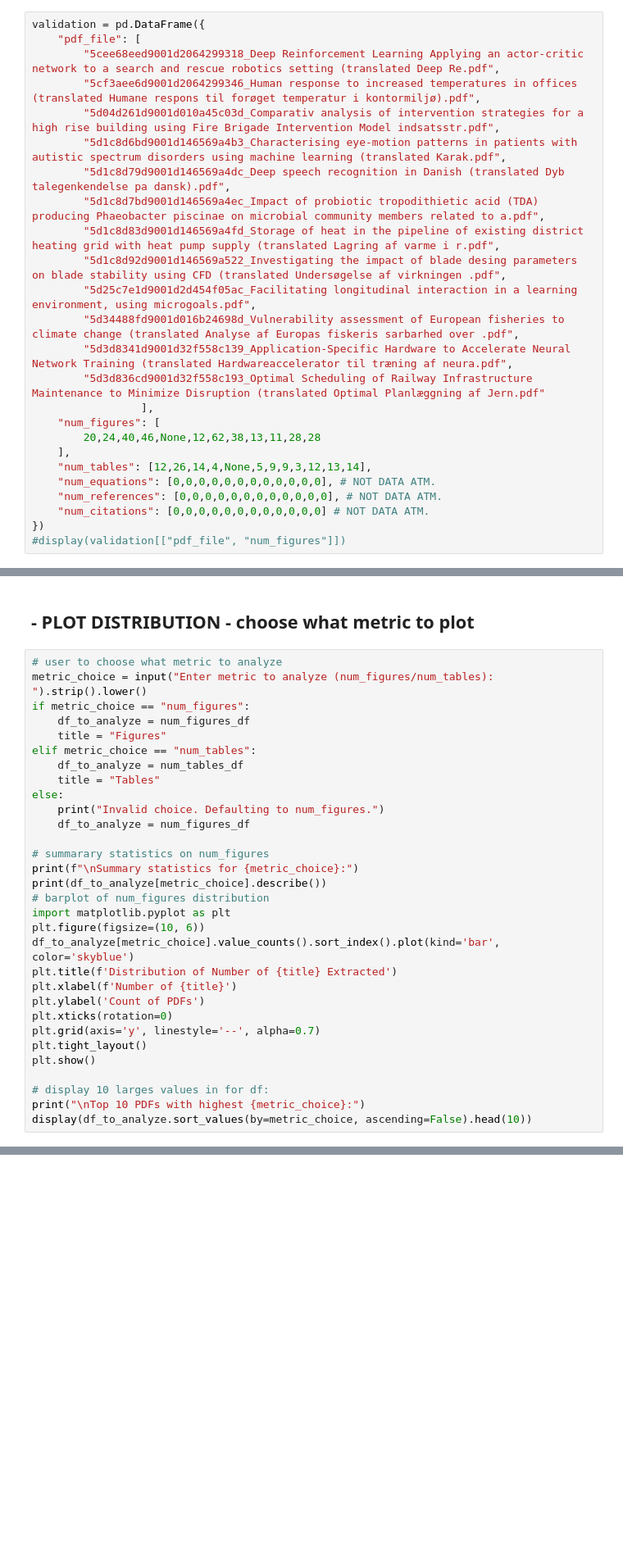
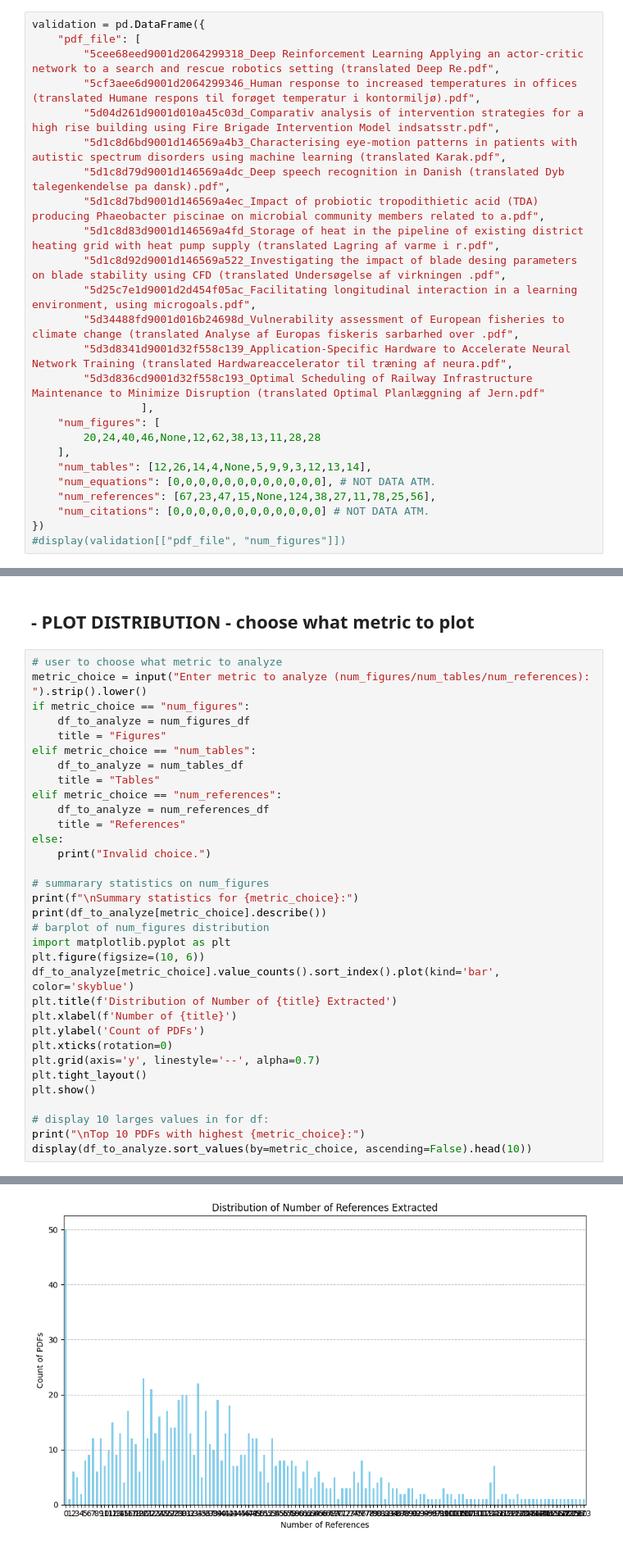
Before and after one commit to OliverKviat/Thesis_OCR, a Jupyter notebook: exstraction_more_from_pdf/thesis_stats_extractor.ipynb, the cells around one changed output, grey strips where cells are left out. Shown at 82% size. Drawn from its saved outputs; the diff is of its cells as text; blank space fills up the shorter version.

```diff
--- a/exstraction_more_from_pdf/thesis_stats_extractor.ipynb
+++ b/exstraction_more_from_pdf/thesis_stats_extractor.ipynb
@@ -666,7 +1076,7 @@ validation = pd.DataFrame({
     ],
     "num_tables": [12,26,14,4,None,5,9,9,3,12,13,14],
     "num_equations": [0,0,0,0,0,0,0,0,0,0,0,0], # NOT DATA ATM.
-    "num_references": [0,0,0,0,0,0,0,0,0,0,0,0], # NOT DATA ATM.
+    "num_references": [67,23,47,15,None,124,38,27,11,78,25,56],
     "num_citations": [0,0,0,0,0,0,0,0,0,0,0,0] # NOT DATA ATM.
 })
 #display(validation[["pdf_file", "num_figures"]])
@@ -968,16 +1677,18 @@ for f in debug_files:
 ## - PLOT DISTRIBUTION - choose what metric to plot
 # %%
 # user to choose what metric to analyze
-metric_choice = input("Enter metric to analyze (num_figures/num_tables): ").strip().lower()
+metric_choice = input("Enter metric to analyze (num_figures/num_tables/num_references): ").strip().lower()
 if metric_choice == "num_figures":
     df_to_analyze = num_figures_df
     title = "Figures"
 elif metric_choice == "num_tables":
     df_to_analyze = num_tables_df
     title = "Tables"
+elif metric_choice == "num_references":
+    df_to_analyze = num_references_df
+    title = "References"
 else:
-    print("Invalid choice. Defaulting to num_figures.")
-    df_to_analyze = num_figures_df
+    print("Invalid choice.")
 
 # summarary statistics on num_figures
 print(f"\nSummary statistics for {metric_choice}:")
@@ -997,3 +1708,4 @@ plt.show()
 # display 10 larges values in for df:
 print("\nTop 10 PDFs with highest {metric_choice}:")
 display(df_to_analyze.sort_values(by=metric_choice, ascending=False).head(10))
+# %% [output]
@@ -999,0 +1722 @@ display(df_to_analyze.sort_values(by=metric_choice, ascending=False).head(10))
+[figure, added]
```
Also changed, not shown: parts of 13 cells of this notebook.
